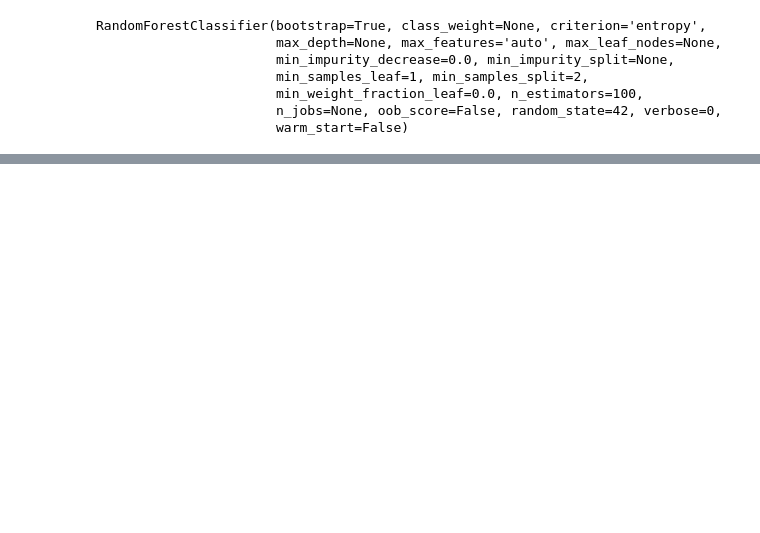
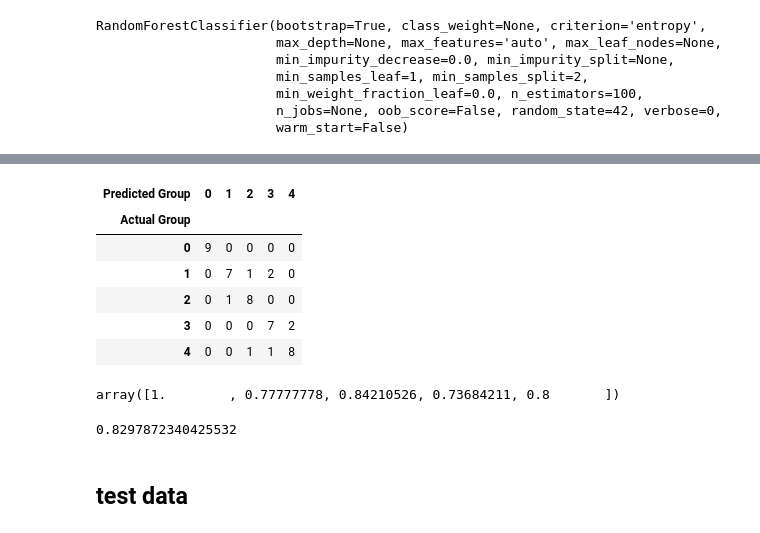
Before and after one commit to stephdoan/ResRecovery, a Jupyter notebook: notebooks/more_resolutions.ipynb, the cells around one changed output, grey strips where cells are left out. Drawn from its saved outputs; the diff is of its cells as text; code cells hidden in the pictures; blank space fills up the shorter version.

```diff
--- a/notebooks/more_resolutions.ipynb
+++ b/notebooks/more_resolutions.ipynb
@@ -405,6 +395,6 @@ array([0.6       , 0.85      , 0.9       , 0.85      , 0.7       ,
 # %%
-# features = ['dwl_bytes_avg','dwl_peak_prom','upl_bytes_std','dwl_bytes_std','upl_peak_std']
-# importances = classifier.feature_importances_
-# indices = np.argsort(importances)[::-1]
-# for i in indices:
-#     print(features[i],': ',importances[i])
+features = training.columns
+importances = classifier.feature_importances_
+indices = np.argsort(importances)[::-1]
+for i in indices:
+    print(features[i],': ',importances[i])
@@ -416,0 +418,11 @@ array([0.6       , 0.85      , 0.9       , 0.85      , 0.7       ,
+# %%
+corr=training.corr()
+
+columns = np.full((corr.shape[0],), True, dtype=bool)
+for i in range(corr.shape[0]):
+    for j in range(i+1, corr.shape[0]):
+        if corr.iloc[i,j] >= 0.9:
+            if columns[j]:
+                columns[j] = False
+selected_columns = training.columns[columns]
+#training = training[selected_columns]
@@ -459,0 +460,9 @@ dwl_peak_freq :  0.011203399372512236
+# %%
+reduce_feats = training[selected_columns]
+# %%
+X, y = reduce_feats.drop(columns=['resolution']), reduce_feats['resolution']
+X_train, X_test, y_train, y_test = train_test_split(X, y, test_size = 0.25, stratify=reduce_feats['resolution'], random_state = 4)
+
+classifier = RandomForestClassifier(n_estimators = 100, criterion = 'entropy', random_state = 42)
+#classifier = RandomForestClassifier(n_estimators = 100, criterion = 'gini', random_state = 42)
+classifier.fit(X_train, y_train)
@@ -459,0 +477,22 @@ dwl_peak_freq :  0.011203399372512236
+# %%
+
+y_pred = classifier.predict(X_test)
+(pd.crosstab(y_test, y_pred, rownames=['Actual Group'], colnames=['Predicted Group']))
+# %% [output]
+| Predicted Group | 0 | 1 | 2 | 3 | 4 |
+| Actual Group |  |  |  |  |  |
+| 0 | 9 | 0 | 0 | 0 | 0 |
+| 1 | 0 | 7 | 1 | 2 | 0 |
+| 2 | 0 | 1 | 8 | 0 | 0 |
+| 3 | 0 | 0 | 0 | 7 | 2 |
+| 4 | 0 | 0 | 1 | 1 | 8 |
+# %%
+f1_score(y_test, y_pred, average=None)
+# %% [output]
+array([1.        , 0.77777778, 0.84210526, 0.73684211, 0.8       ])
+# %%
+accuracy_score(y_test, y_pred)
+# %% [output]
+0.8297872340425532
+# %% [markdown]
+## test data
```
Also changed, not shown: parts of 42 cells of this notebook, 3 other files.
